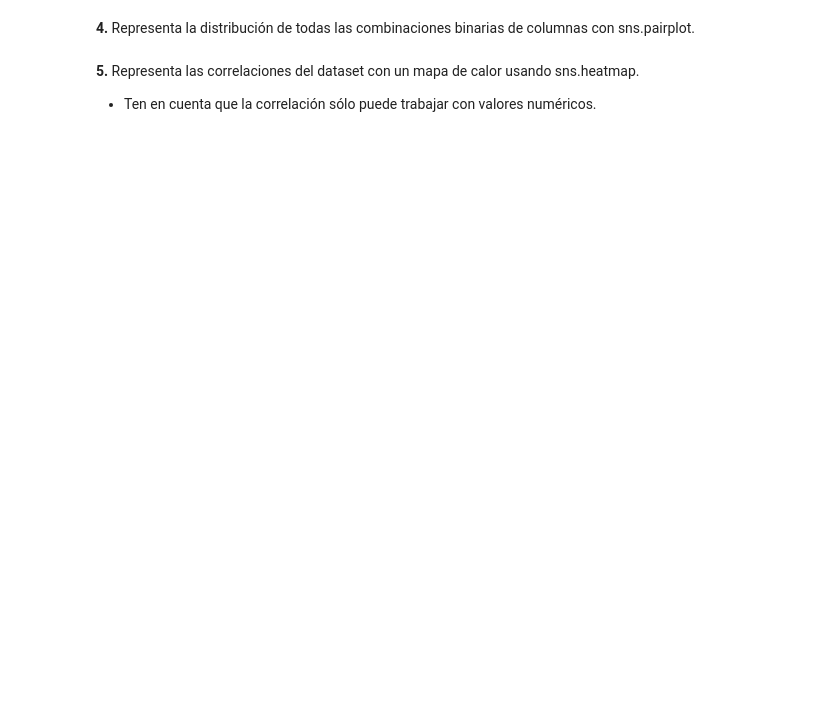
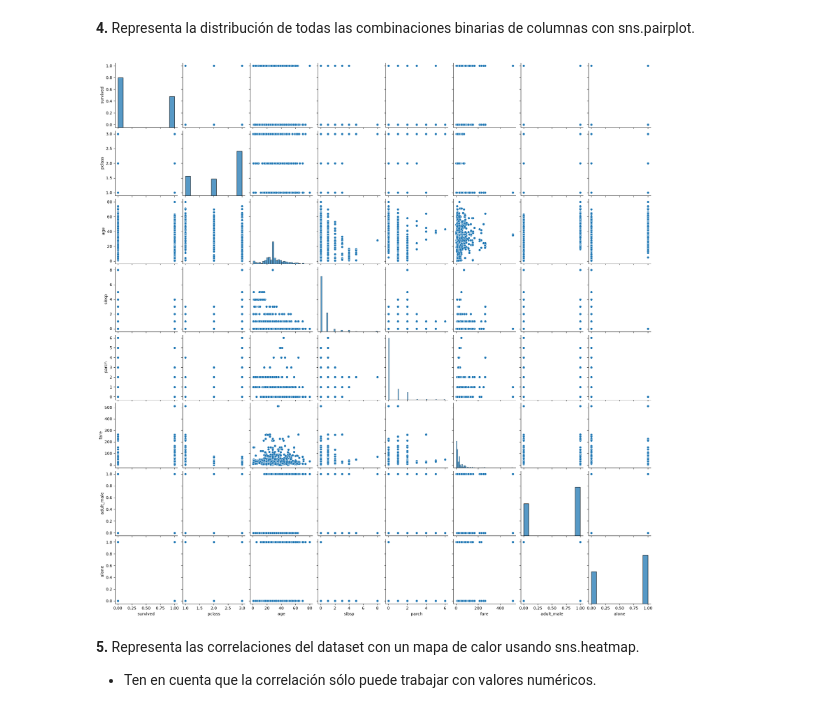
Before and after one commit to Manuel-Avecilla/PIA-MIA, a Jupyter notebook: seaborn/Ejercicios_con_Seaborn.ipynb, the cells around one changed output. Cells and saved outputs as stored; diff of their text form; code cells hidden in the pictures; blank space fills up the shorter version.

```diff
--- a/seaborn/Ejercicios_con_Seaborn.ipynb
+++ b/seaborn/Ejercicios_con_Seaborn.ipynb
@@ -44,3 +83,9 @@ Dado el dataset con la información de los pasajeros del titanic que puedes carg
+# %%
+# pairplot solo usa las columnas numéricas
+sns.pairplot(titanic)
+plt.show()
+# %% [output]
+[figure, added]
 # %% [markdown]
 **5.** Representa las correlaciones del dataset con un mapa de calor usando sns.heatmap.
 
```
Also changed, not shown: parts of 29 cells of this notebook.
